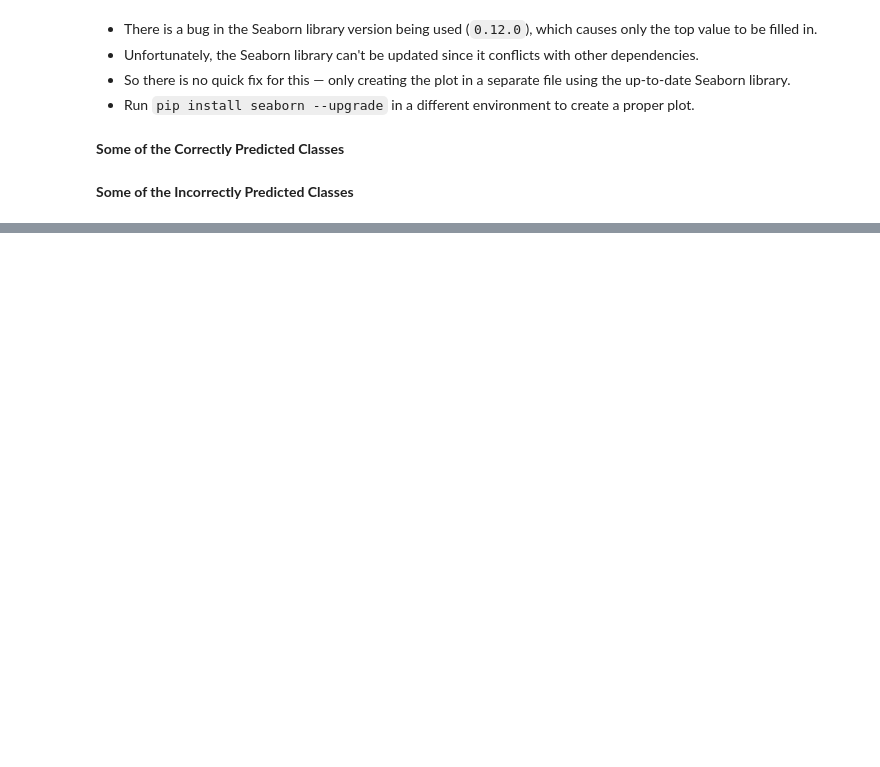
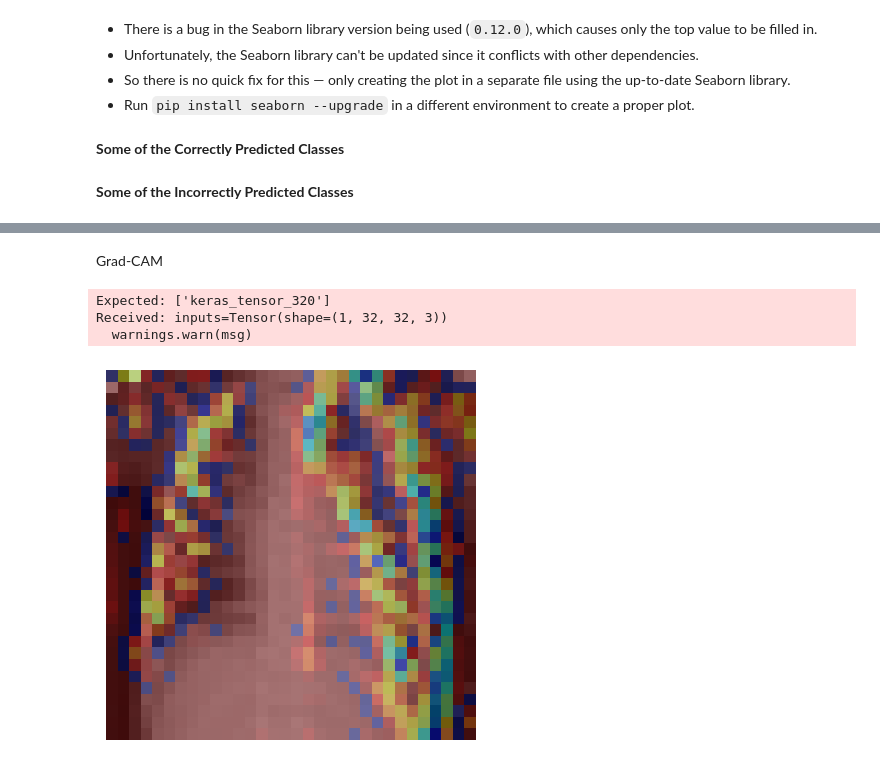
Before and after one commit to PPhiPham/DS2, a Jupyter notebook: AS2_baseline.ipynb, the cells around one changed output, grey strips where cells are left out. Cells and saved outputs as stored; diff of their text form; code cells hidden in the pictures; blank space fills up the shorter version.

```diff
--- a/AS2_baseline.ipynb
+++ b/AS2_baseline.ipynb
@@ -338,0 +435,70 @@ for c in incorrect[:6]:
+# %% [markdown]
+Grad-CAM
+# %%
+import numpy as np
+import matplotlib.pyplot as plt
+import tensorflow as tf
+import cv2
+
+def preprocess_image(img, target_size=(32, 32)):
+    if len(img.shape) == 2:
+        img = np.expand_dims(img, axis=-1)
+    if img.shape[-1] == 1:
+        img = np.concatenate([img] * 3, axis=-1)
+    img = cv2.resize(img, target_size)
+    if img.dtype != np.uint8:
+        img = (img * 255).astype(np.uint8)
+    return img
+
+def get_img_array(img):
+    return np.expand_dims(img, axis=0)
+
+def make_gradcam_heatmap(img_array, model, last_conv_layer_name, pred_index=None):
+    grad_model = tf.keras.models.Model(model.inputs, [model.get_layer(last_conv_layer_name).output, model.output])
+    with tf.GradientTape() as tape:
+        conv_outputs, predictions = grad_model(img_array)
+        if pred_index is None:
+            pred_index = tf.argmax(predictions[0])
+        class_channel = predictions[:, pred_index]
+    grads = tape.gradient(class_channel, conv_outputs)
+    pooled_grads = tf.reduce_mean(grads, axis=(0, 1, 2))
+    conv_outputs = conv_outputs[0]
+    heatmap = conv_outputs @ pooled_grads[..., tf.newaxis]
+    heatmap = tf.squeeze(heatmap)
+    heatmap = tf.maximum(heatmap, 0) / tf.math.reduce_max(heatmap)
+    return heatmap.numpy()
+
+def show_heatmap(img, heatmap, alpha=0.4):
+    heatmap = cv2.resize(heatmap, (img.shape[1], img.shape[0]))
+    heatmap = np.uint8(255 * heatmap)
+    jet = cv2.applyColorMap(heatmap, cv2.COLORMAP_JET)
+    if img.dtype != np.uint8:
+        img = (img * 255).astype(np.uint8)
+    superimposed_img = cv2.addWeighted(img, 1 - alpha, jet, alpha, 0)
+    plt.imshow(superimposed_img)
+    plt.axis("off")
+    plt.show()
+
+inputs = tf.keras.Input(shape=(32, 32, 3))
+x = tf.keras.layers.Conv2D(32, 3, activation='relu', name="conv2d")(inputs)
+x = tf.keras.layers.MaxPooling2D()(x)
+x = tf.keras.layers.Flatten()(x)
+x = tf.keras.layers.Dense(64, activation='relu')(x)
+outputs = tf.keras.layers.Dense(10, activation='softmax')(x)
+model = tf.keras.Model(inputs, outputs)
+model.compile(optimizer=tf.keras.optimizers.Adam(learning_rate=0.001), loss='sparse_categorical_crossentropy', metrics=['accuracy'])
+
+try:
+    img = x_test[0]
+except NameError:
+    img = np.random.randint(0, 256, (150, 150), dtype=np.uint8)
+img = preprocess_image(img, target_size=(32, 32))
+img_array = get_img_array(img)
+heatmap = make_gradcam_heatmap(img_array, model, "conv2d")
+heatmap = cv2.resize(heatmap, (img.shape[1], img.shape[0]), interpolation=cv2.INTER_CUBIC)
+show_heatmap(img, heatmap)
+# %% [output]
+Expected: ['keras_tensor_320']
+Received: inputs=Tensor(shape=(1, 32, 32, 3))
+  warnings.warn(msg)
+[figure, added]
```
Also changed, not shown: parts of 14 cells of this notebook.
